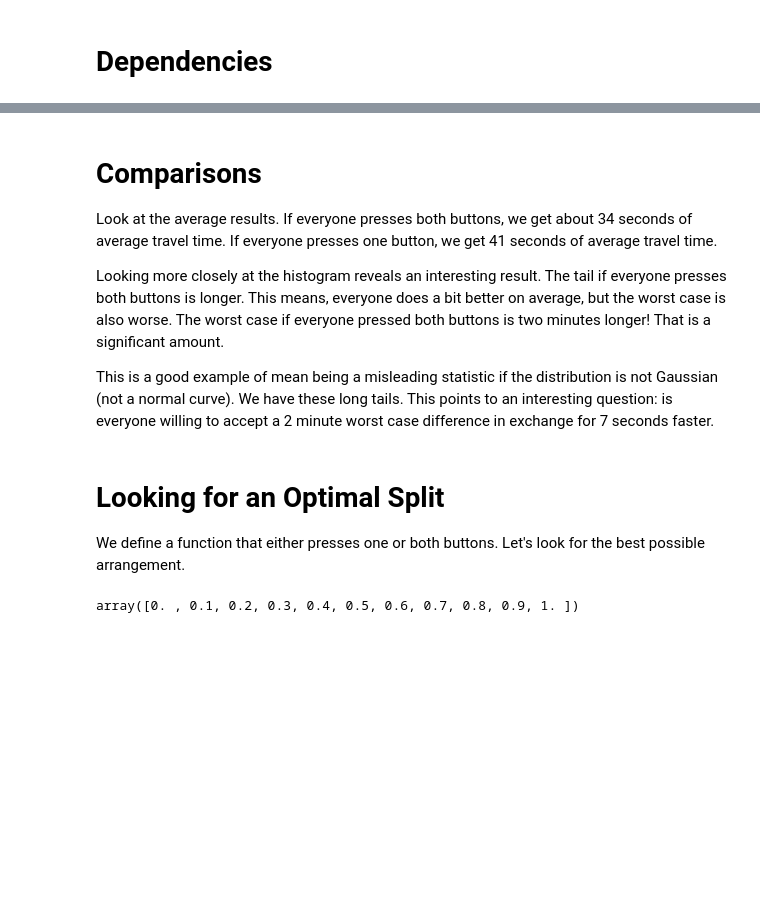
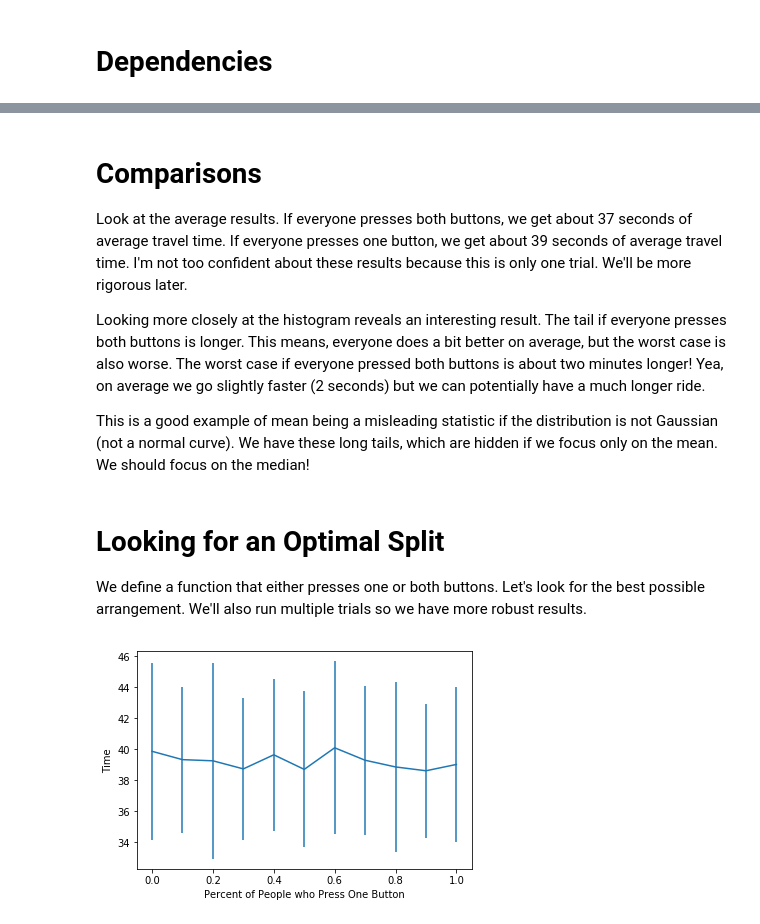
Before and after one commit to jschless/elevatorsim, a Jupyter notebook: ElevatorSim.ipynb, the cells around one changed output, grey strips where cells are left out. Drawn from its saved outputs; the diff is of its cells as text; code cells hidden in the pictures; blank space fills up the shorter version.

```diff
--- a/ElevatorSim.ipynb
+++ b/ElevatorSim.ipynb
@@ -276,27 +279,23 @@ Worst trip time was 458
 # %% [markdown]
 # Comparisons
-Look at the average results. If everyone presses both buttons, we get about 34 seconds of average travel time. If everyone presses one button, we get 41 seconds of average travel time.
+Look at the average results. If everyone presses both buttons, we get about 37 seconds of average travel time. If everyone presses one button, we get about 39 seconds of average travel time. I'm not too confident about these results because this is only one trial. We'll be more rigorous later.
 
-Looking more closely at the histogram reveals an interesting result. The tail if everyone presses both buttons is longer. This means, everyone does a bit better on average, but the worst case is also worse. The worst case if everyone pressed both buttons is two minutes longer! That is a significant amount.
+Looking more closely at the histogram reveals an interesting result. The tail if everyone presses both buttons is longer. This means, everyone does a bit better on average, but the worst case is also worse. The worst case if everyone pressed both buttons is about two minutes longer! Yea, on average we go slightly faster (2 seconds) but we can potentially have a much longer ride.
 
-
-This is a good example of mean being a misleading statistic if the distribution is not Gaussian (not a normal curve). We have these long tails. This points to an interesting question: is everyone willing to accept a 2 minute worst case difference in exchange for 7 seconds faster.
+This is a good example of mean being a misleading statistic if the distribution is not Gaussian (not a normal curve). We have these long tails, which are hidden if we focus only on the mean. We should focus on the median!
 # %% [markdown]
 # Looking for an Optimal Split
-We define a function that either presses one or both buttons. Let's look for the best possible arrangement.
+We define a function that either presses one or both buttons. Let's look for the best possible arrangement. We'll also run multiple trials so we have more robust results.
 # %%
 def press_one_or_two(temp, e1, e2, prob):
     if np.random.random() < prob:
         press_one(temp, e1, e2)
     else:
         press_both(temp, e1, e2)
-# %%
-np.linspace(0, 1, num=11)
-# %% [output]
-array([0. , 0.1, 0.2, 0.3, 0.4, 0.5, 0.6, 0.7, 0.8, 0.9, 1. ])
 # %%
 probabilities = np.linspace(0, 1, num=11)
 results = {}
+n_trials = 100
 for p in probabilities:
     def press_one_or_two(temp, e1, e2):
         print(temp)
@@ -307,4 +306,29 @@ for p in probabilities:
             press_one(temp, e1, e2)
         else:
             press_both(temp, e1, e2)
-    results[p] = simulation(button_press_func=press_both, time_steps=3600*24) #run for a full day
+    temp = []
+    for i in range(n_trials):
+        temp.append(simulation(button_press_func=press_both, time_steps=3600))
+    results[p] = temp
+# %%
+mean_dict, worst_dict = {}, {}
+for p, result in results.items():
+    temp_means = []
+    temp_worsts = []
+    for e1, e2 in result:
+        temp_means.append(np.median(e1.average_times+e2.average_times))
+        temp_worsts.append(np.max(e1.average_times+e2.average_times))
+    mean_dict[p] = temp_means
+    worst_dict[p] = temp_worsts
+
+def plot_dict(adict):
+    xs = adict.keys()
+    ys = [np.mean(x) for x in adict.values()]
+    errors = [np.std(x) for x in adict.values()]
+    plt.errorbar(xs, ys, yerr=errors)
+    plt.xlabel('Percent of People who Press One Button')
+    plt.ylabel('Time')
+# %%
+plot_dict(mean_dict)
+# %% [output]
+[figure, added]
```
Also changed, not shown: parts of 30 cells of this notebook.
